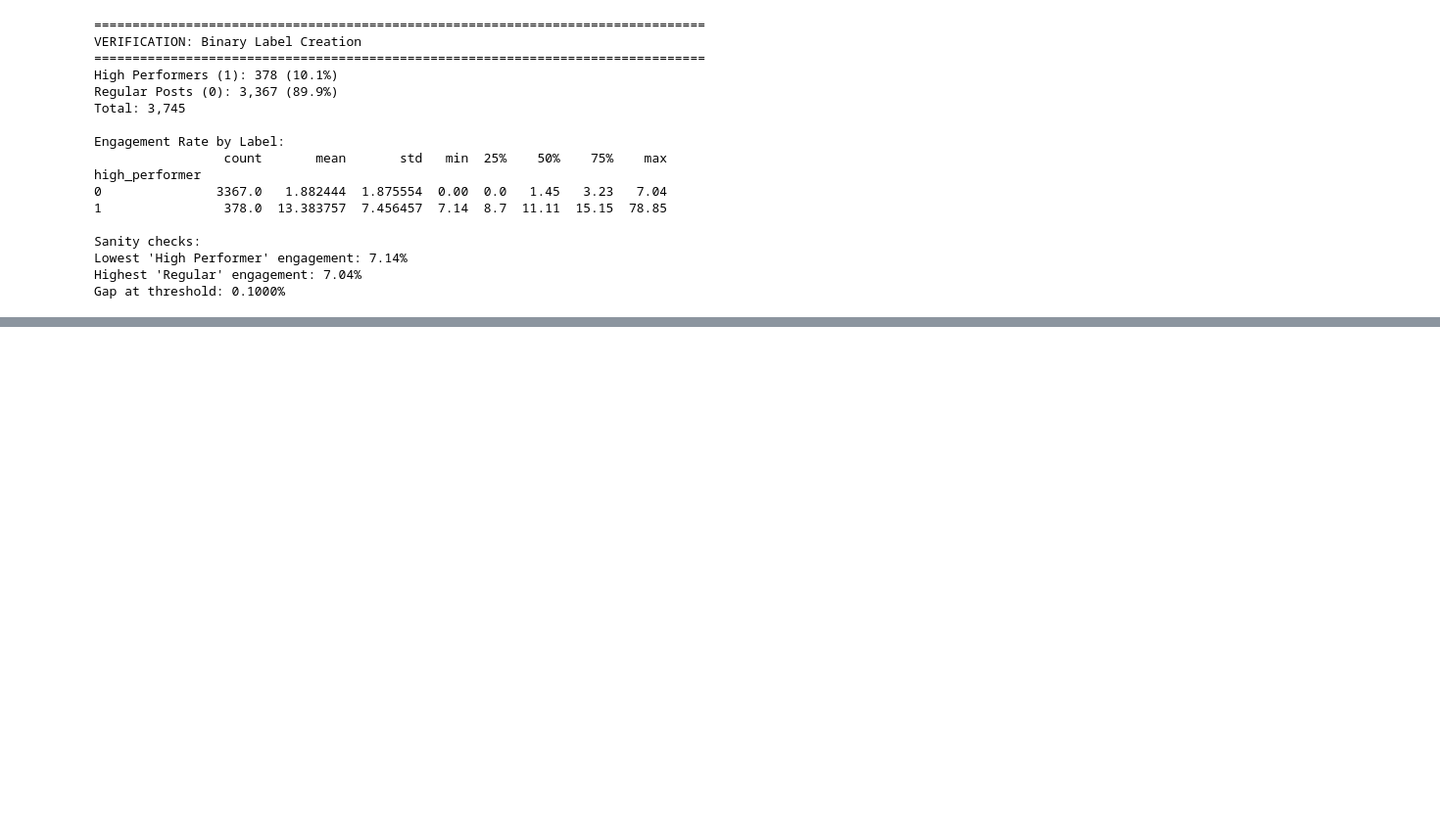
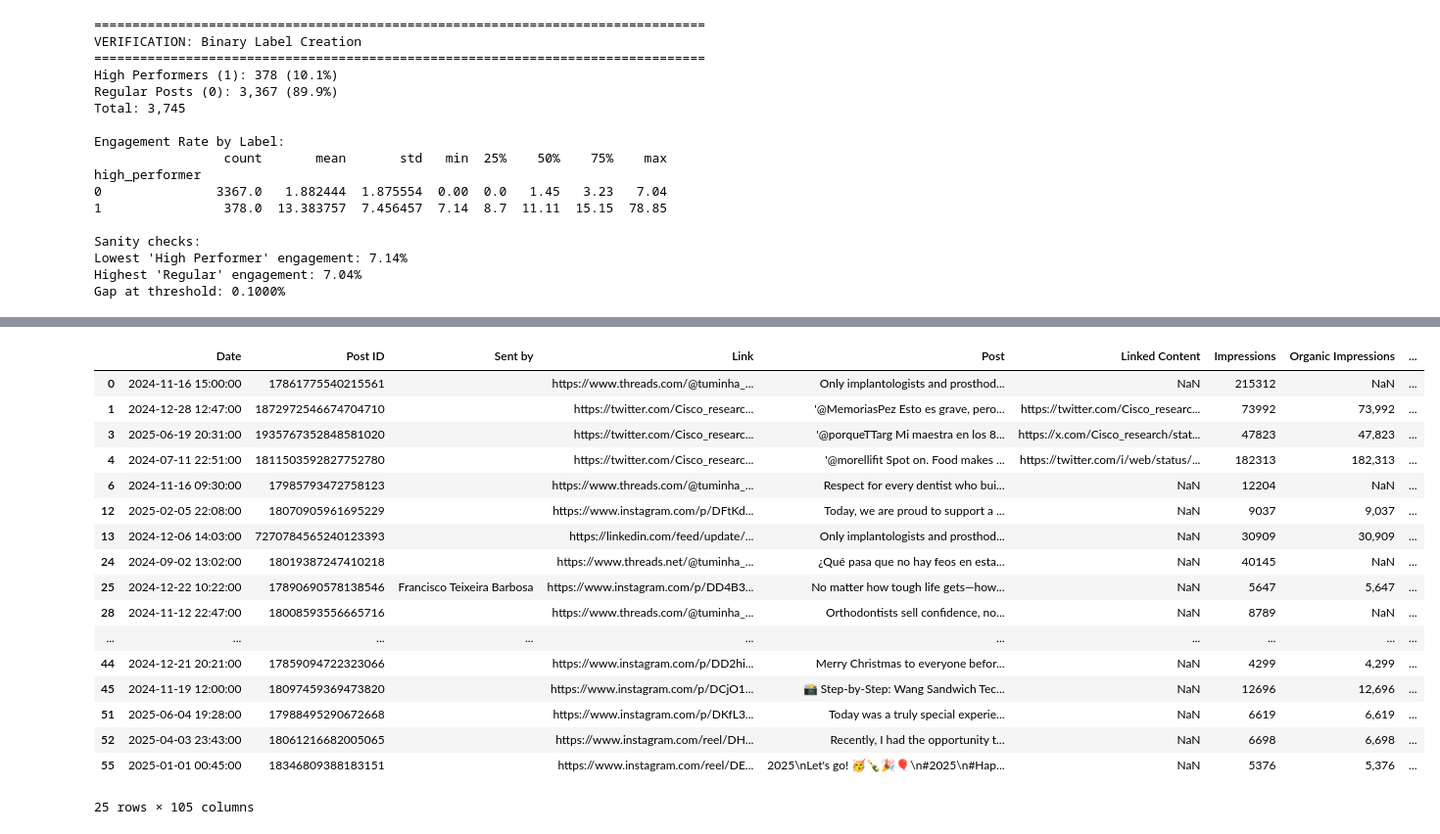
Before and after one commit to Tuminha/Periospot-ML-Social-Media-Performance-Predictor, a Jupyter notebook: notebooks/01_post_performance_binary.ipynb, the cells around one changed output, grey strips where cells are left out. Shown at 98% size. Drawn from its saved outputs; the diff is of its cells as text; code cells hidden in the pictures; blank space fills up the shorter version.

```diff
--- a/notebooks/01_post_performance_binary.ipynb
+++ b/notebooks/01_post_performance_binary.ipynb
@@ -837,0 +802,31 @@ Gap at threshold: 0.1000%
+# %%
+# Create hour, day_of_week mont, is_weekend, is_morning and quarter columns
+
+df_clean["hour"] = pd.to_datetime(df_clean["Date"]).dt.hour
+df_clean["day_of_week"] = pd.to_datetime(df_clean["Date"]).dt.dayofweek
+df_clean["month"] = pd.to_datetime(df_clean["Date"]).dt.month
+df_clean["is_weekend"] = pd.to_datetime(df_clean["Date"]).dt.dayofweek >= 5
+df_clean["is_morning"] = (df_clean["hour"] >= 6) & (df_clean["hour"] < 12)
+df_clean["is_afternoon"] = (df_clean["hour"] >= 12) & (df_clean["hour"] < 18)
+df_clean["is_evening"] = (df_clean["hour"] >= 18) & (df_clean["hour"] < 24)
+df_clean["quarter"] = pd.to_datetime(df_clean["Date"]).dt.quarter
+df_clean.head(25)
+# %% [output]
+|  | Date | Post ID | Sent by | Link | Post | Linked Content | Impressions | Organic Impressions | ... |
+| 0 | 2024-11-16 15:00:00 | 17861775540215561 |  | https://www.threads.com/@tuminha_... | Only implantologists and prosthod... | NaN | 215312 | NaN | ... |
+| 1 | 2024-12-28 12:47:00 | 1872972546674704710 |  | https://twitter.com/Cisco_researc... | '@MemoriasPez Esto es grave, pero... | https://twitter.com/Cisco_researc... | 73992 | 73,992 | ... |
+| 3 | 2025-06-19 20:31:00 | 1935767352848581020 |  | https://twitter.com/Cisco_researc... | '@porqueTTarg Mi maestra en los 8... | https://x.com/Cisco_research/stat... | 47823 | 47,823 | ... |
+| 4 | 2024-07-11 22:51:00 | 1811503592827752780 |  | https://twitter.com/Cisco_researc... | '@morellifit Spot on. Food makes ... | https://twitter.com/i/web/status/... | 182313 | 182,313 | ... |
+| 6 | 2024-11-16 09:30:00 | 17985793472758123 |  | https://www.threads.com/@tuminha_... | Respect for every dentist who bui... | NaN | 12204 | NaN | ... |
+| 12 | 2025-02-05 22:08:00 | 18070905961695229 |  | https://www.instagram.com/p/DFtKd... | Today, we are proud to support a ... | NaN | 9037 | 9,037 | ... |
+| 13 | 2024-12-06 14:03:00 | 7270784565240123393 |  | https://linkedin.com/feed/update/... | Only implantologists and prosthod... | NaN | 30909 | 30,909 | ... |
+| 24 | 2024-09-02 13:02:00 | 18019387247410218 |  | https://www.threads.net/@tuminha_... | ¿Qué pasa que no hay feos en esta... | NaN | 40145 | NaN | ... |
+| 25 | 2024-12-22 10:22:00 | 17890690578138546 | Francisco Teixeira Barbosa | https://www.instagram.com/p/DD4B3... | No matter how tough life gets—how... | NaN | 5647 | 5,647 | ... |
+| 28 | 2024-11-12 22:47:00 | 18008593556665716 |  | https://www.threads.com/@tuminha_... | Orthodontists sell confidence, no... | NaN | 8789 | NaN | ... |
+| ... | ... | ... | ... | ... | ... | ... | ... | ... | ... |
+| 44 | 2024-12-21 20:21:00 | 17859094722323066 |  | https://www.instagram.com/p/DD2hi... | Merry Christmas to everyone befor... | NaN | 4299 | 4,299 | ... |
+| 45 | 2024-11-19 12:00:00 | 18097459369473820 |  | https://www.instagram.com/p/DCjO1... | 📸 Step-by-Step: Wang Sandwich Tec... | NaN | 12696 | 12,696 | ... |
+| 51 | 2025-06-04 19:28:00 | 17988495290672668 |  | https://www.instagram.com/p/DKfL3... | Today was a truly special experie... | NaN | 6619 | 6,619 | ... |
+| 52 | 2025-04-03 23:43:00 | 18061216682005065 |  | https://www.instagram.com/reel/DH... | Recently, I had the opportunity t... | NaN | 6698 | 6,698 | ... |
+| 55 | 2025-01-01 00:45:00 | 18346809388183151 |  | https://www.instagram.com/reel/DE... | 2025\nLet's go! 🥳🍾🎉🎈\n#2025\n#Hap... | NaN | 5376 | 5,376 | ... |
+25 rows × 105 columns
```
Also changed, not shown: parts of 45 cells of this notebook, 1 other file.
